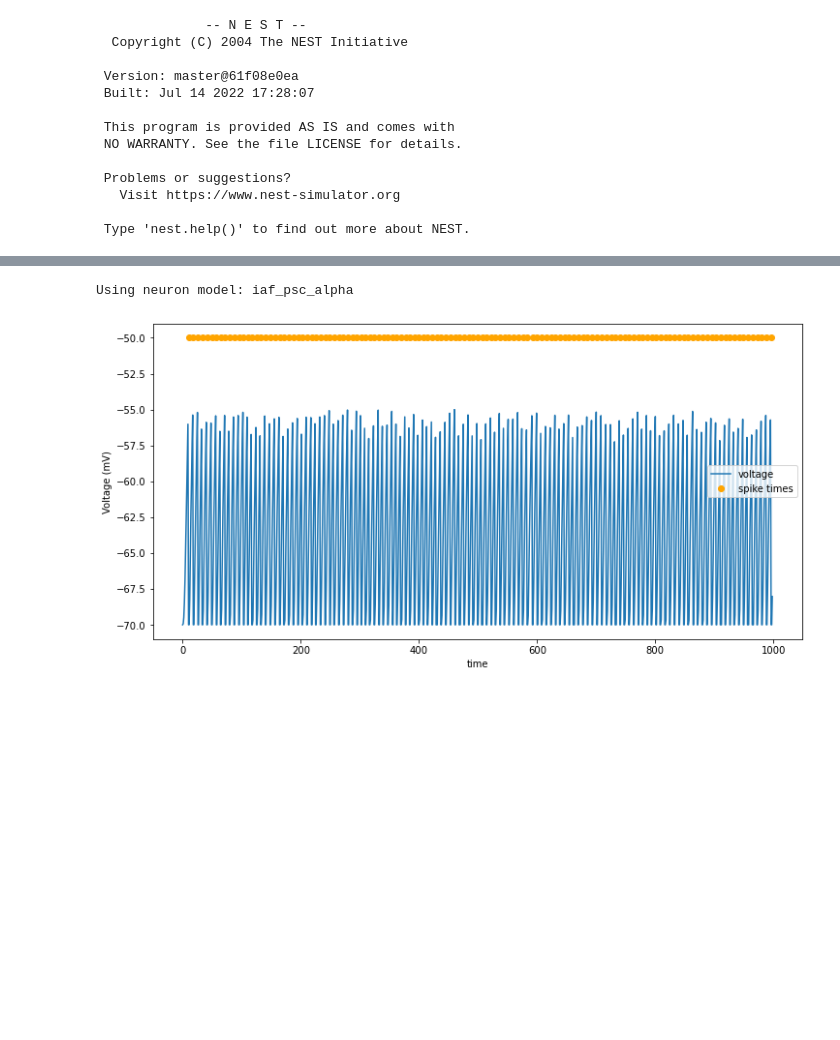
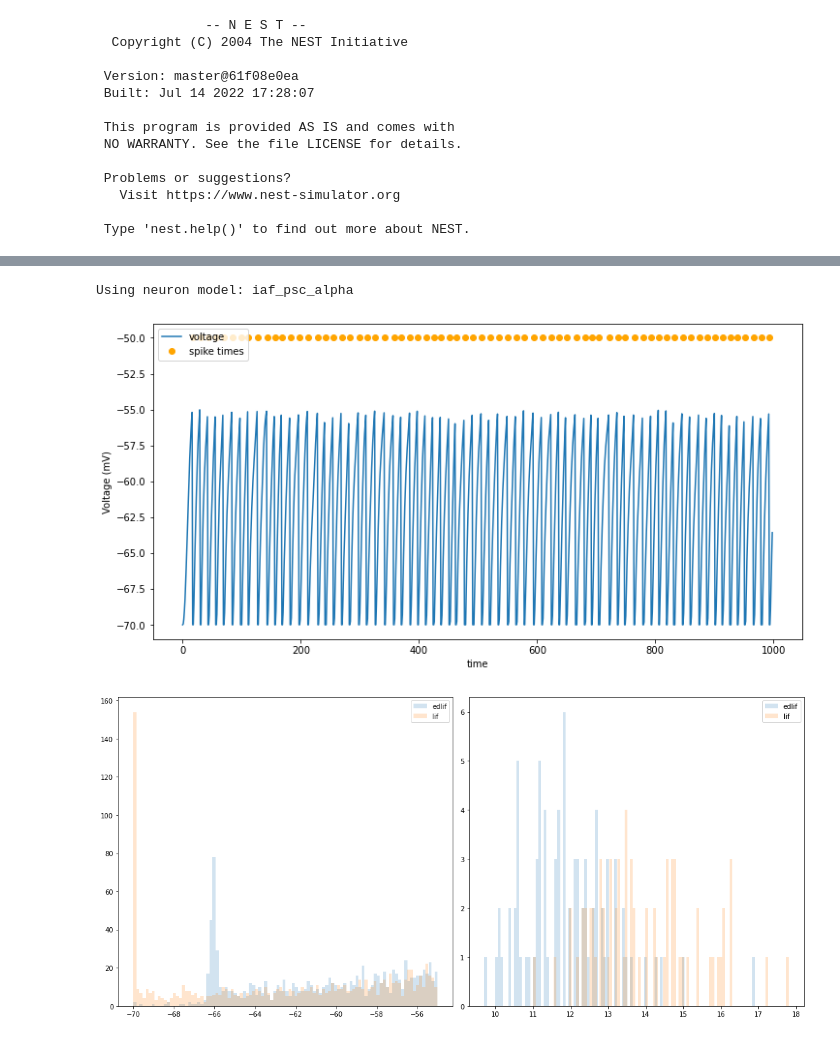
Before and after one commit to Wiss/nestml, a Jupyter notebook: ehp/edlif/bombarding_neuron.ipynb, the cells around one changed output, grey strips where cells are left out. Cells and saved outputs as stored; diff of their text form; code cells hidden in the pictures; blank space fills up the shorter version.

```diff
--- a/ehp/edlif/bombarding_neuron.ipynb
+++ b/ehp/edlif/bombarding_neuron.ipynb
@@ -107,8 +120,29 @@ Using neuron model: edlif_psc_percent
 # %%
 # Choose neuron model
 neuron_id = 1 # edlif (0) or iaf (1)
-vm, s_times = bombard_neuron(neuron_id)
-plot_vm(vm, s_times)
+vm_lif, s_times_lif = bombard_neuron(neuron_id, seed)
+plot_vm(vm_lif, s_times_lif)
 # %% [output]
 Using neuron model: iaf_psc_alpha
-[figure, old version]
+[figure, new version]
+# %%
+alpha = 0.2
+n_bins = 100
+def plot_hist(vm_edlif, vm_lif, isi_edlif, isi_lif):
+    fig, ax = plt.subplots(1, 2,
+                            figsize =(15, 7),
+                            tight_layout = True)
+    ax[0].hist(vm_edlif, bins=n_bins, alpha=alpha, label="edlif")
+    ax[0].hist(vm_lif, bins=n_bins, alpha=alpha, label="lif")
+
+    ax[1].hist(isi_edlif, bins=n_bins, alpha=alpha, label="edlif")
+    ax[1].hist(isi_lif, bins=n_bins, alpha=alpha, label="lif")
+
+    for x in ax:
+        x.legend()
+
+isi_edlif = s_times_edlif[1:] - s_times_edlif[:-1]
+isi_lif = s_times_lif[1:] - s_times_lif[:-1]
+plot_hist(vm_edlif, vm_lif, isi_edlif, isi_lif)
+# %% [output]
+[figure, added]
```
Also changed, not shown: parts of 4 cells of this notebook, 7 other files.
